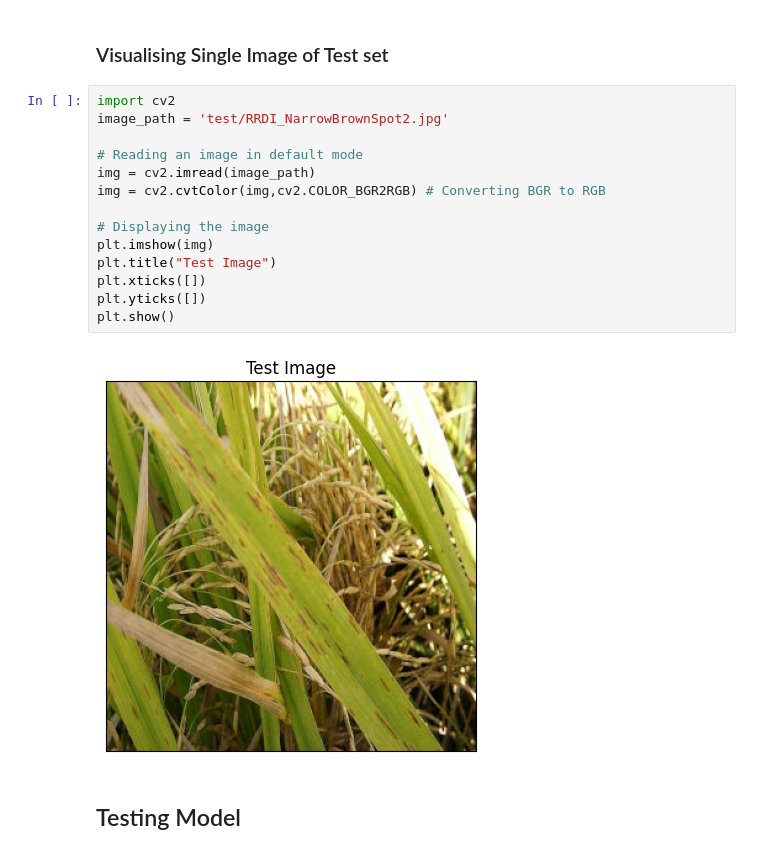
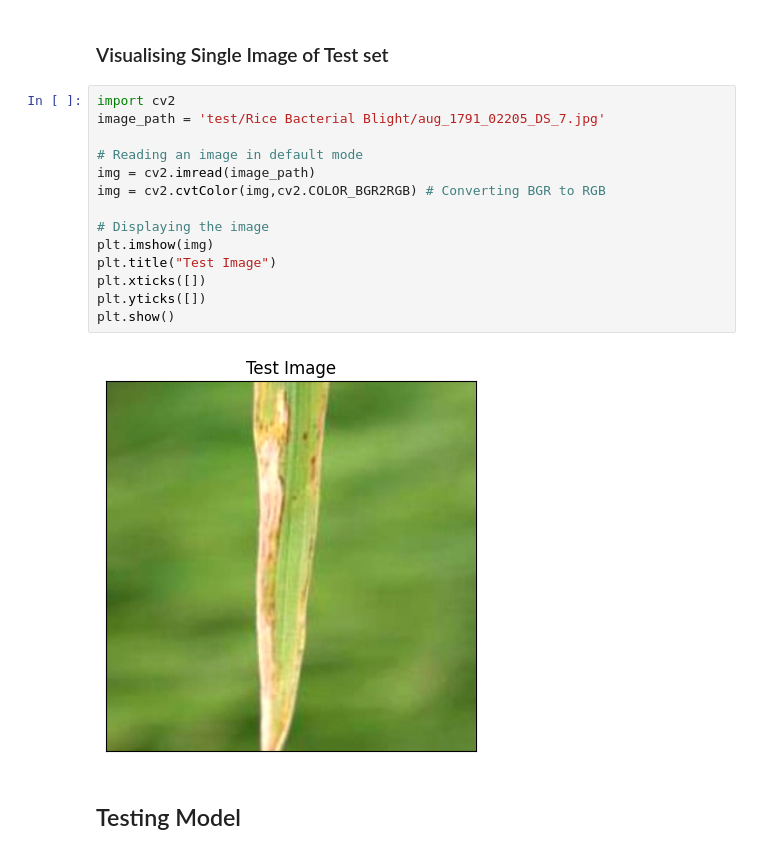
Before and after one commit to kavishka-igalagama/rice-disease-detection-model, a Jupyter notebook: Test_rice_disease.ipynb, the cells around one changed output. Drawn from its saved outputs; the diff is of its cells as text.

```diff
--- a/Test_rice_disease.ipynb
+++ b/Test_rice_disease.ipynb
@@ -40,20 +40,20 @@ Model: "sequential"
 ### Visualising Single Image of Test set
 # %%
 import cv2
-image_path = 'test/RRDI_NarrowBrownSpot2.jpg'
+image_path = 'test/Rice Bacterial Blight/aug_1791_02205_DS_7.jpg'
 
 # Reading an image in default mode
 img = cv2.imread(image_path)
 img = cv2.cvtColor(img,cv2.COLOR_BGR2RGB) # Converting BGR to RGB
 
 # Displaying the image
 plt.imshow(img)
 plt.title("Test Image")
 plt.xticks([])
 plt.yticks([])
 plt.show()
 # %% [output]
-[figure, old version]
+[figure, new version]
 # %% [markdown]
 ## Testing Model
 # %%
```
Also changed, not shown: parts of 6 cells of this notebook, 4 other files.
